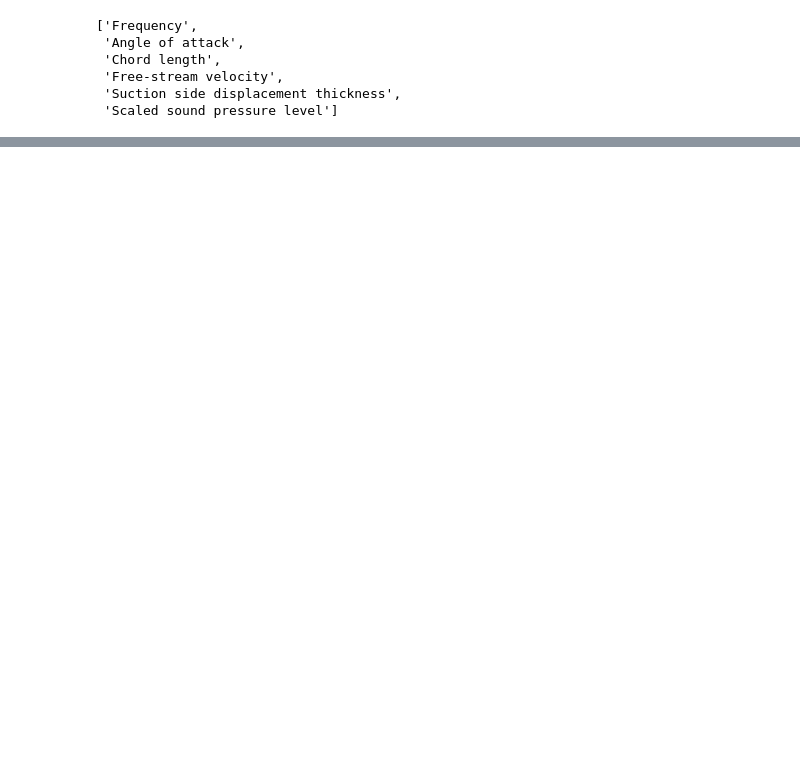
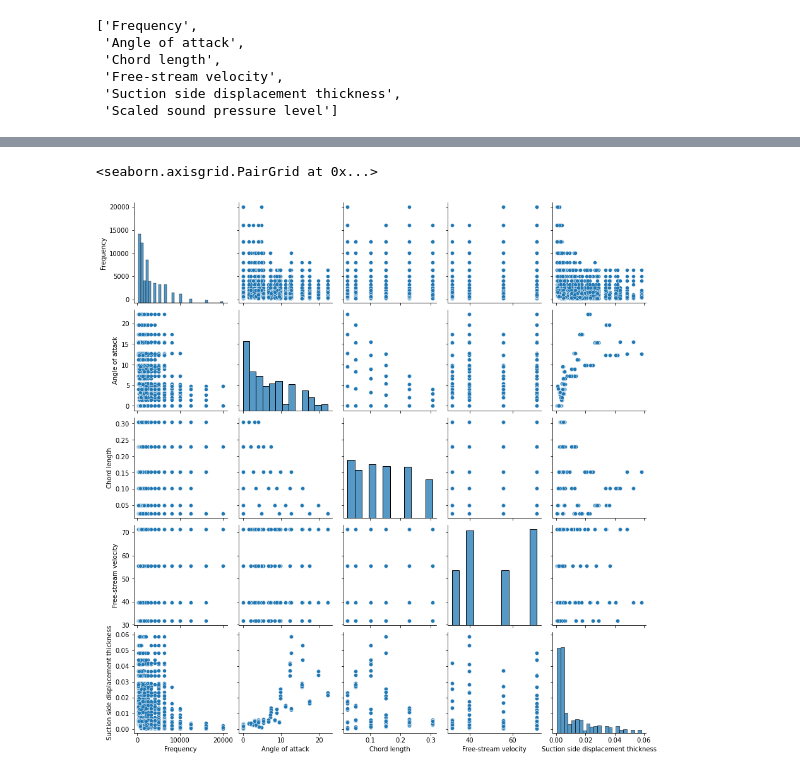
Before and after one commit to FazlullahBokhari/Machine-Learning, a Jupyter notebook: Untitled.ipynb, the cells around one changed output, grey strips where cells are left out. Saved outputs shown, nothing was run; the diff lists cells and outputs as text; code cells hidden in the pictures; blank space fills up the shorter version.

```diff
--- a/Untitled.ipynb
+++ b/Untitled.ipynb
@@ -22,3 +22,6 @@ df.head()
 | 2 | 1250 | 0.0 | 0.3048 | 71.3 | 0.002663 | ... |
 | 3 | 1600 | 0.0 | 0.3048 | 71.3 | 0.002663 | ... |
 | 4 | 2000 | 0.0 | 0.3048 | 71.3 | 0.002663 | ... |
+# %%
+X = df.iloc[:,:-1]
+X
@@ -24,0 +42,3 @@ df.head()
+# %%
+y = df.iloc[:,-1]
+y
@@ -24,0 +58,10 @@ df.head()
+# %%
+# train and test data split
+from sklearn.model_selection import train_test_split
+X_train,X_test,y_train,y_test = train_test_split(X,y,test_size=0.2)
+# %%
+import seaborn as sns
+sns.pairplot(X_train)
+# %% [output]
+<seaborn.axisgrid.PairGrid at 0x...>
+[figure, added]
```
Also changed, not shown: parts of 5 cells of this notebook.
